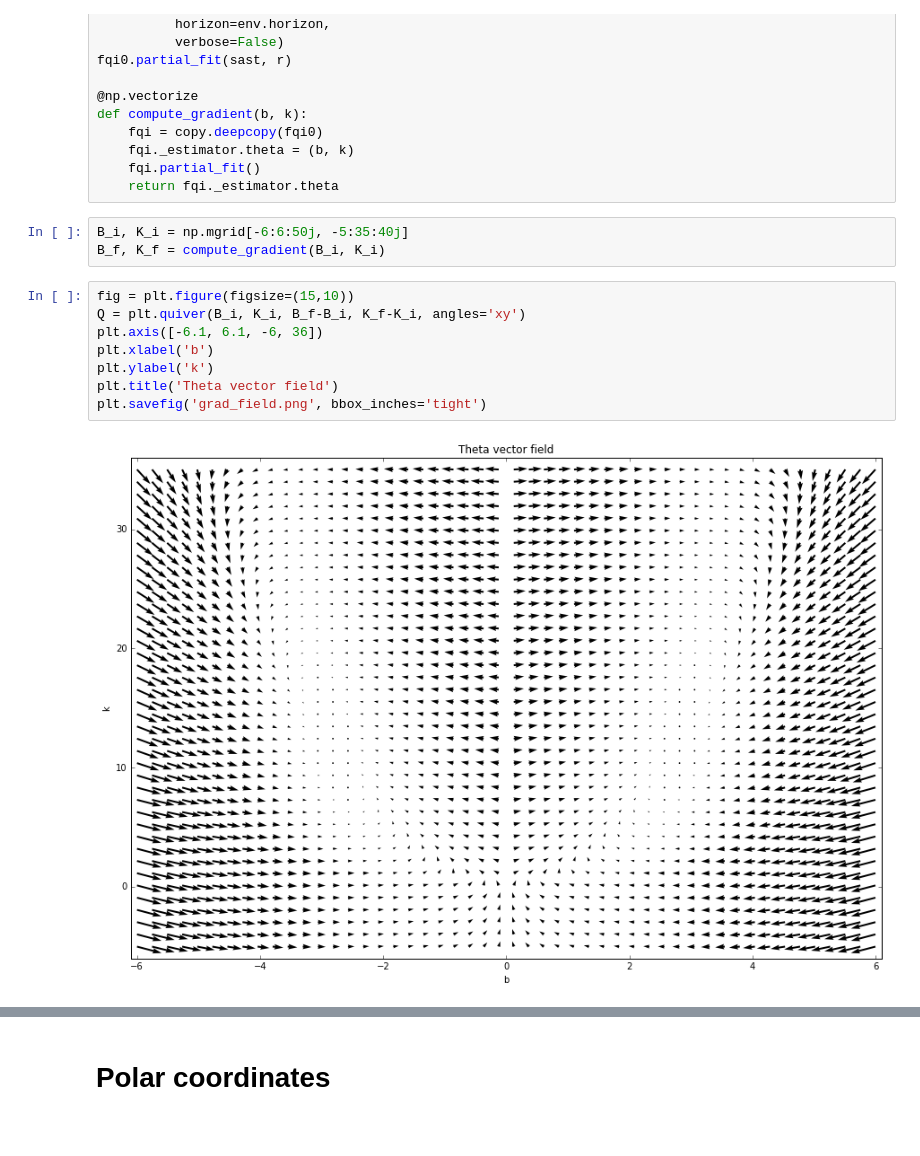
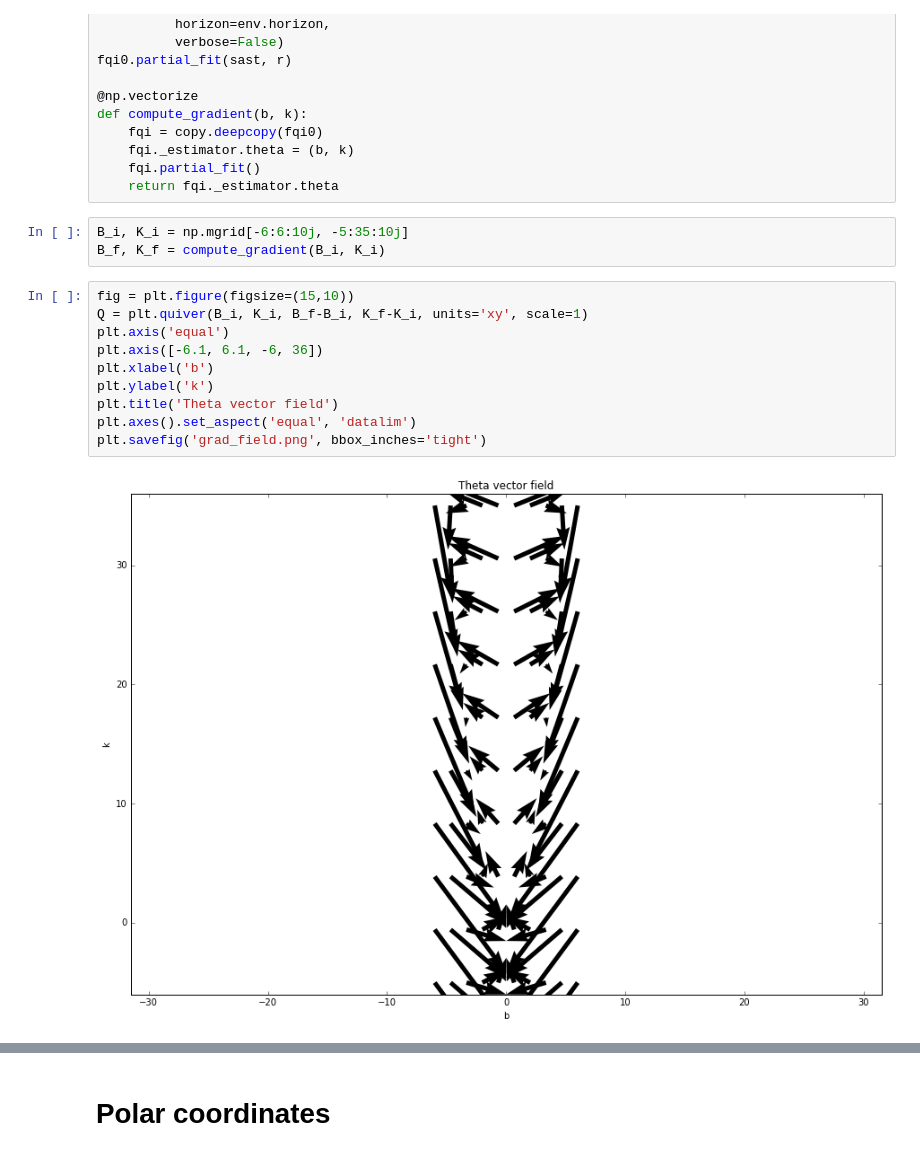
Before and after one commit to teopir/ifqi, a Jupyter notebook: notebooks/FQI-LQG-PBO.ipynb, the cells around one changed output, grey strips where cells are left out. Saved outputs shown, nothing was run; the diff lists cells and outputs as text.

```diff
--- a/notebooks/FQI-LQG-PBO.ipynb
+++ b/notebooks/FQI-LQG-PBO.ipynb
@@ -201,18 +201,20 @@ def compute_gradient(b, k):
     fqi.partial_fit()
     return fqi._estimator.theta
 # %%
-B_i, K_i = np.mgrid[-6:6:50j, -5:35:40j]
+B_i, K_i = np.mgrid[-6:6:10j, -5:35:10j]
 B_f, K_f = compute_gradient(B_i, K_i)
 # %%
 fig = plt.figure(figsize=(15,10))
-Q = plt.quiver(B_i, K_i, B_f-B_i, K_f-K_i, angles='xy')
+Q = plt.quiver(B_i, K_i, B_f-B_i, K_f-K_i, units='xy', scale=1)
+plt.axis('equal')
 plt.axis([-6.1, 6.1, -6, 36])
 plt.xlabel('b')
 plt.ylabel('k')
 plt.title('Theta vector field')
+plt.axes().set_aspect('equal', 'datalim')
 plt.savefig('grad_field.png', bbox_inches='tight')
 # %% [output]
-[figure, old version]
+[figure, new version]
 # %%
 def soft_relu(D, a_1, a_2, a_3, a_4, b_1, b_2):
     A = np.array([[a_1,a_2],[a_3, a_4]])
```
Also changed, not shown: parts of 12 cells of this notebook.
